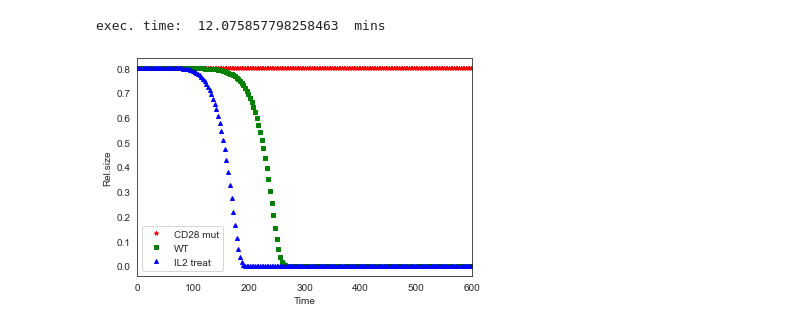
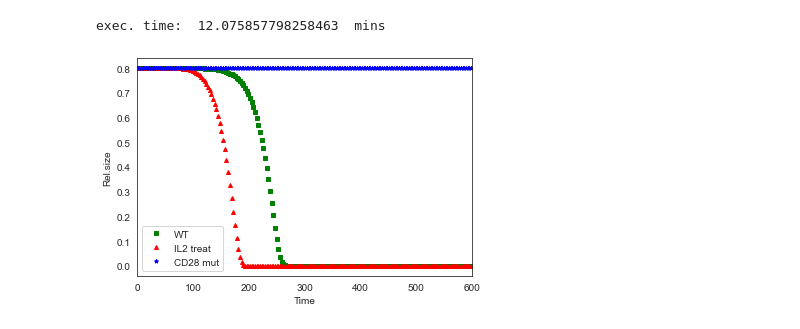
Before and after one commit to sysbio-curie/ICD, a Jupyter notebook: ICD_extend_fullset.ipynb, the cells around one changed output. Drawn from its saved outputs; the diff is of its cells as text; code cells hidden in the pictures.

Commit message:
nicer figures

```diff
--- a/ICD_extend_fullset.ipynb
+++ b/ICD_extend_fullset.ipynb
@@ -204,16 +204,16 @@ nodes=('Tumor','DC')
 IL2Up_table = IL2Up_res.get_nodes_stepwise_probability_distribution(nodes)
 # %%
 model_modifications = plt.figure()
-plt.plot(range(0,601)[1:600:3],CD28Down_table['PopRatio'][1:600:3]*CD28Down_table['Tumor'][1:600:3],
-         "*r",label="CD28 mut",markersize=4)
 plt.plot(range(0,601)[1:600:3],WT_table['PopRatio'][1:600:3]*WT_table['Tumor'][1:600:3],
          "sg",label="WT",markersize=4)
 plt.plot(range(0,601)[1:600:3],IL2Up_table['PopRatio'][1:600:3]*IL2Up_table['Tumor'][1:600:3],
-         "^b",label="IL2 treat",markersize=4)
+         "^r",label="IL2 treat",markersize=4)
+plt.plot(range(0,601)[1:600:3],CD28Down_table['PopRatio'][1:600:3]*CD28Down_table['Tumor'][1:600:3],
+         "*b",label="CD28 mut",markersize=4)
 plt.ylabel("Rel.size")
 plt.xlabel("Time")
 plt.xlim(left=0, right=600)
 plt.legend()
 save_figure(model_modifications,"model_modification")
 # %% [output]
-[figure, old version]
+[figure, new version]
```
Also changed, not shown: parts of 1 cell of this notebook.
